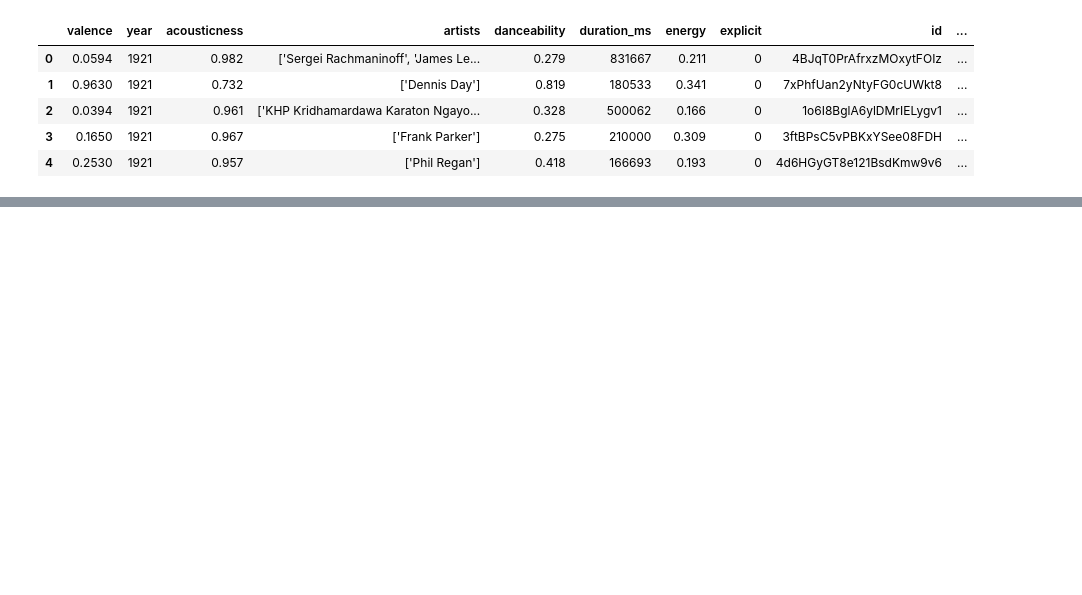
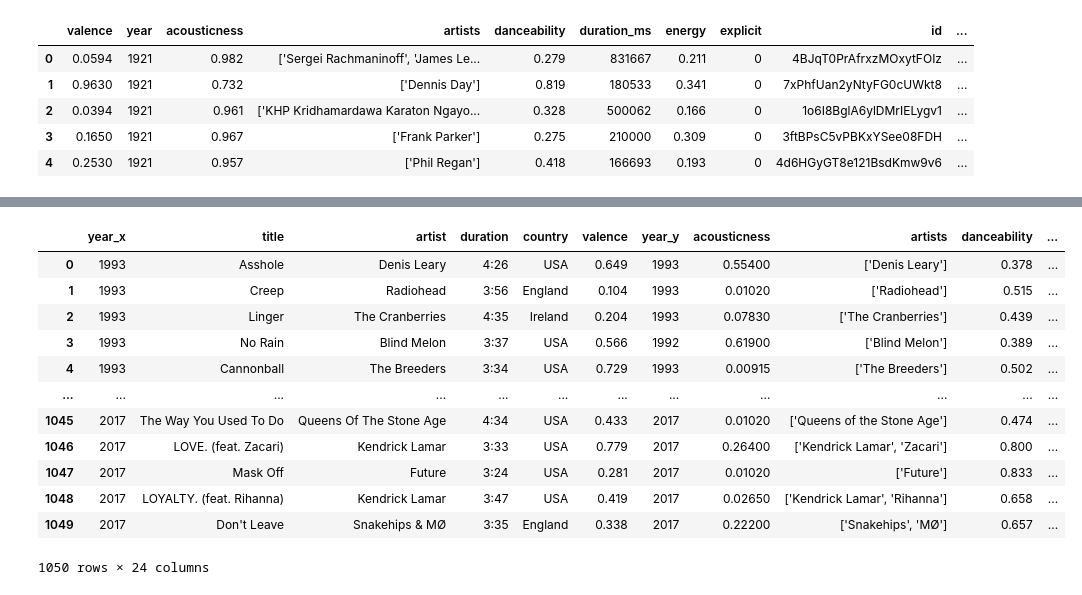
Before and after one commit to relaernu/project_1, a Jupyter notebook: Notebooks/FirstTryCombine.ipynb, the cells around one changed output, grey strips where cells are left out. Saved outputs shown, nothing was run; the diff lists cells and outputs as text; code cells hidden in the pictures; blank space fills up the shorter version.

Commit message:
Merge both df get 1050 match

```diff
--- a/Notebooks/FirstTryCombine.ipynb
+++ b/Notebooks/FirstTryCombine.ipynb
@@ -122,0 +91,17 @@ df_jjj.loc[df_jjj["index"].isin(index["index_x"])]
+# %%
+# merge by ["title_4","artist_4"] and ["name_4", "artists_4"]
+df_title_artist = df_jjj_rename.merge(df_spotify_rename, left_on=["title_4","artist_4"], right_on=["name_4", "artists_4"], how="inner")
+
+# merge by "title_4" only
+df_title_only = df_jjj_rename.merge(df_spotify_rename, left_on=["title_4"], right_on=["name_4"], how="inner")
+
+# choose one of the above for later processing
+index_df_good = df_title_artist_year[["index_x","index_y", "year_x","year_y", "title", "name", "title_4", "name_4", "artist", "artists"]]
+# index_df_good = df_title_artist[["index_x","index_y", "year_x","year_y", "title", "name", "title_4", "name_4", "artist", "artists"]]
+
+# filter by year compare (results less than merge by ["title_4","artist_4"] and ["name_4", "artists_4"])
+# df_title_artist_year = df_title_artist.loc[(df_title_artist["year_x"] >= df_title_artist["year_y"]) & (df_title_artist["year_x"] - df_title_artist["year_y"] <=10)]
+# index_df_good = df_title_artist_year[["index_x","index_y", "year_x","year_y", "title", "name", "title_4", "name_4", "artist", "artists"]]
+
+#index_df_good
+index_df_good
@@ -122,0 +122,26 @@ df_jjj.loc[df_jjj["index"].isin(index["index_x"])]
+# %%
+# get the jjj unique index in the merged dataframe
+index_jjj = index_df_good.drop_duplicates(subset=["index_x"], keep="first")
+index_jjj
+
+
+final_df = index_jjj[["index_x","index_y"]]
+final_df = final_df.merge(df_jjj, left_on="index_x", right_on="index", how="inner")
+final_df = final_df.merge(df_spotify, left_on="index_y", right_on="index", how="inner")
+final_df = final_df.drop(columns=["index_x", "index_y"])
+
+final_df
+# %% [output]
+|  | year_x | title | artist | duration | country | valence | year_y | acousticness | artists | danceability | ... |
+| 0 | 1993 | Asshole | Denis Leary | 4:26 | USA | 0.649 | 1993 | 0.55400 | ['Denis Leary'] | 0.378 | ... |
+| 1 | 1993 | Creep | Radiohead | 3:56 | England | 0.104 | 1993 | 0.01020 | ['Radiohead'] | 0.515 | ... |
+| 2 | 1993 | Linger | The Cranberries | 4:35 | Ireland | 0.204 | 1993 | 0.07830 | ['The Cranberries'] | 0.439 | ... |
+| 3 | 1993 | No Rain | Blind Melon | 3:37 | USA | 0.566 | 1992 | 0.61900 | ['Blind Melon'] | 0.389 | ... |
+| 4 | 1993 | Cannonball | The Breeders | 3:34 | USA | 0.729 | 1993 | 0.00915 | ['The Breeders'] | 0.502 | ... |
+| ... | ... | ... | ... | ... | ... | ... | ... | ... | ... | ... | ... |
+| 1045 | 2017 | The Way You Used To Do | Queens Of The Stone Age | 4:34 | USA | 0.433 | 2017 | 0.01020 | ['Queens of the Stone Age'] | 0.474 | ... |
+| 1046 | 2017 | LOVE. (feat. Zacari) | Kendrick Lamar | 3:33 | USA | 0.779 | 2017 | 0.26400 | ['Kendrick Lamar', 'Zacari'] | 0.800 | ... |
+| 1047 | 2017 | Mask Off | Future | 3:24 | USA | 0.281 | 2017 | 0.01020 | ['Future'] | 0.833 | ... |
+| 1048 | 2017 | LOYALTY. (feat. Rihanna) | Kendrick Lamar | 3:47 | USA | 0.419 | 2017 | 0.02650 | ['Kendrick Lamar', 'Rihanna'] | 0.658 | ... |
+| 1049 | 2017 | Don't Leave | Snakehips & MØ | 3:35 | England | 0.338 | 2017 | 0.22200 | ['Snakehips', 'MØ'] | 0.657 | ... |
+1050 rows × 24 columns
```
Also changed, not shown: parts of 7 cells of this notebook, 1 other file.
